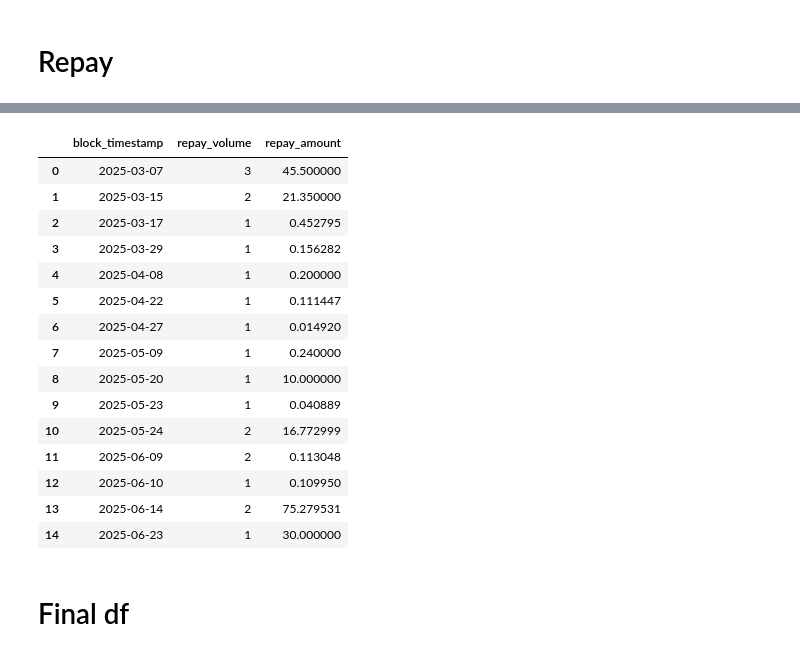
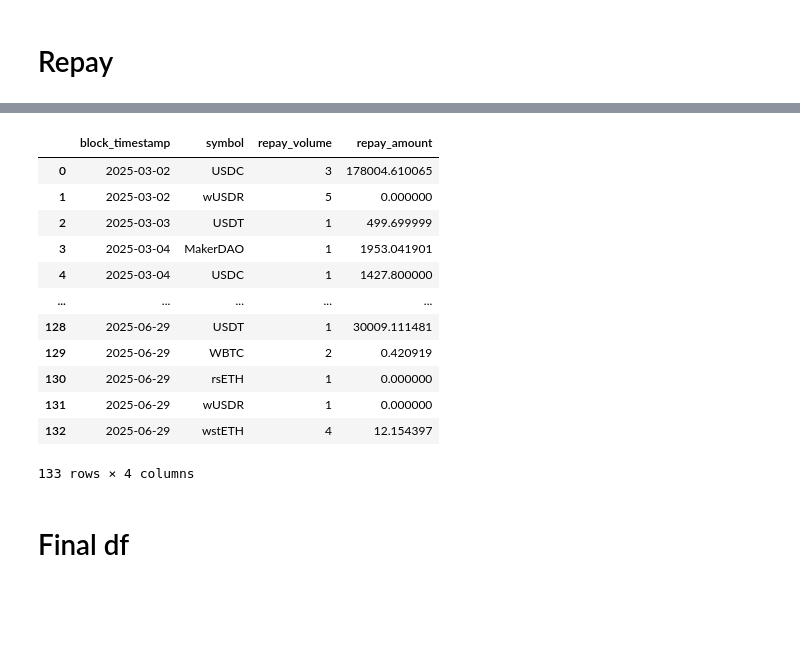
Before and after one commit to bellatrix-ds/onchain-analytics, a Jupyter notebook: 03_DeFi_Liquidit_Intelligence/Radiant.ipynb, the cells around one changed output, grey strips where cells are left out. Saved outputs shown, nothing was run; the diff lists cells and outputs as text; code cells hidden in the pictures; blank space fills up the shorter version.

```diff
--- a/03_DeFi_Liquidit_Intelligence/Radiant.ipynb
+++ b/03_DeFi_Liquidit_Intelligence/Radiant.ipynb
@@ -78,7 +84,31 @@ df_b['variable_rate_raw'] = df_b['data_clean'].str[128:192]
 df_b['borrowRate_raw'] = df_b['data_clean'].str[192:256]
 
 # manipulate
-df_b['loan_amount'] = df_b['loan_amount_raw'].apply(lambda x: int(x, 16) / 1e18)
+token_decimals = {
+    '0x000000000000000000000000a0b86991c6218b36c1d19d4a2e9eb0ce3606eb48': 6,   # USDC
+    '0x000000000000000000000000dac17f958d2ee523a2206206994597c13d831ec7': 6,   # USDT
+    '0x0000000000000000000000002260fac5e5542a773aa44fbcfedf7c193bc2c599': 8,   # WBTC
+    '0x000000000000000000000000c02aaa39b223fe8d0a0e5c4f27ead9083c756cc2': 18,  # WETH
+    '0x0000000000000000000000007f39c581f595b53c5cb19bd0b3f8da6c935e2ca0': 18,  # wstETH
+    '0x000000000000000000000000833589fcd6edb6e08f4c7c32d4f71b54bda02913': 18,
+    '0x000000000000000000000000cbb7c0000ab88b473b1f5afd9ef808440eed33bf': 6,
+    '0x00000000000000000000000060a3e35cc302bfa44cb288bc5a4f316fdb1adb42': 18,
+    '0x000000000000000000000000514910771af9ca656af840dff83e8264ecf986ca': 18,
+    '0x0000000000000000000000001f98431c8ad98523631ae4a59f267346ea31f984': 18,
+    '0x0000000000000000000000006c3ea9036406852006290770bedfcaba0e23a0e8': 6,
+    '0x000000000000000000000000be9895146f7af43049ca1c1ae358b0541ea49704': 18,
+    "0x00000000000000000000000083f20f44975d03b1b09e64809b757c47f942beea" : 18,
+    "0x000000000000000000000000ae78736cd615f374d3085123a210448e74fc6393" : 18,
+    "0x0000000000000000000000006c3ea9036406852006290770bedfcaba0e23a0e8" : 6,
+    "0x000000000000000000000000cbb7c0000ab88b473b1f5afd9ef808440eed33bf" : 18
+}
+
+
+df_b['loan_amount'] = df_b.apply(
+    lambda row: int(row['loan_amount_raw'], 16) / (10 ** token_decimals.get(row['token'][26:], 18)),
+    axis=1)
+
+df_b['variable_rate'] = df_b['variable_rate_raw'].apply(lambda x: int(x, 16) / 1e27)
 df_b['variable_rate'] = df_b['variable_rate_raw'].apply(lambda x: int(x, 16))
 df_b['borrowRate'] = df_b['borrowRate_raw'].apply(lambda x: int(x, 16) / 1e27)
 df_b['APR'] = df_b['borrowRate'] * 100
@@ -176,14 +262,19 @@ withdraw = withdraw.rename(columns={'transaction_hash': 'withdraw_volume'})
 df_r = df[df['event_signature']=='0x4cdde6e09bb755c9a5589ebaec640bbfedff1362d4b255ebf8339782b9942faa']
 
 # WETH only
-df_r = df_r[df_r['token']== '0x000000000000000000000000c02aaa39b223fe8d0a0e5c4f27ead9083c756cc2']
+#df_r = df_r[df_r['token']== '0x000000000000000000000000c02aaa39b223fe8d0a0e5c4f27ead9083c756cc2']
 # %%
-def decode_repay_amount(data_hex):
-    if pd.isnull(data_hex) or not isinstance(data_hex, str) or len(data_hex) < 66:
+def decode_repay_amount(row):
+    data_hex = row['data']
+    token = row['token'].lower()
+
+    if pd.isnull(data_hex) or not isinstance(data_hex, str) or len(data_hex) < 66 or token not in token_decimals:
         return None
+
+    decimals = token_decimals[token]
     data_clean = data_hex[2:] if data_hex.startswith('0x') else data_hex
     repay_amount_hex = data_clean[-64:]
-    repay_amount = int(repay_amount_hex, 16) / 1e18
+    repay_amount = int(repay_amount_hex, 16) / (10 ** decimals)
     return repay_amount
 
-df_r['repay_amount'] = df_r['data'].apply(decode_repay_amount)
+df_r['repay_amount'] = df_r.apply(decode_repay_amount, axis=1)
@@ -196,26 +293,23 @@ df_r.head(2)
 # %%
-repay = df_r.groupby(['block_timestamp']).agg({'transaction_hash':'count','repay_amount':'sum'}).reset_index()
+repay = df_r.groupby(['block_timestamp','symbol']).agg({'transaction_hash':'count','repay_amount':'sum'}).reset_index()
 
 repay = repay.rename(columns={'transaction_hash': 'repay_volume'})
 
 repay
 # %% [output]
-|  | block_timestamp | repay_volume | repay_amount |
-| 0 | 2025-03-07 | 3 | 45.500000 |
-| 1 | 2025-03-15 | 2 | 21.350000 |
-| 2 | 2025-03-17 | 1 | 0.452795 |
-| 3 | 2025-03-29 | 1 | 0.156282 |
-| 4 | 2025-04-08 | 1 | 0.200000 |
-| 5 | 2025-04-22 | 1 | 0.111447 |
-| 6 | 2025-04-27 | 1 | 0.014920 |
-| 7 | 2025-05-09 | 1 | 0.240000 |
-| 8 | 2025-05-20 | 1 | 10.000000 |
-| 9 | 2025-05-23 | 1 | 0.040889 |
-| 10 | 2025-05-24 | 2 | 16.772999 |
-| 11 | 2025-06-09 | 2 | 0.113048 |
-| 12 | 2025-06-10 | 1 | 0.109950 |
-| 13 | 2025-06-14 | 2 | 75.279531 |
-| 14 | 2025-06-23 | 1 | 30.000000 |
+|  | block_timestamp | symbol | repay_volume | repay_amount |
+| 0 | 2025-03-02 | USDC | 3 | 178004.610065 |
+| 1 | 2025-03-02 | wUSDR | 5 | 0.000000 |
+| 2 | 2025-03-03 | USDT | 1 | 499.699999 |
+| 3 | 2025-03-04 | MakerDAO | 1 | 1953.041901 |
+| 4 | 2025-03-04 | USDC | 1 | 1427.800000 |
+| ... | ... | ... | ... | ... |
+| 128 | 2025-06-29 | USDT | 1 | 30009.111481 |
+| 129 | 2025-06-29 | WBTC | 2 | 0.420919 |
+| 130 | 2025-06-29 | rsETH | 1 | 0.000000 |
+| 131 | 2025-06-29 | wUSDR | 1 | 0.000000 |
+| 132 | 2025-06-29 | wstETH | 4 | 12.154397 |
+133 rows × 4 columns
 # %% [markdown]
 # Final df
 # %%
```
Also changed, not shown: parts of 30 cells of this notebook, 2 other files.
